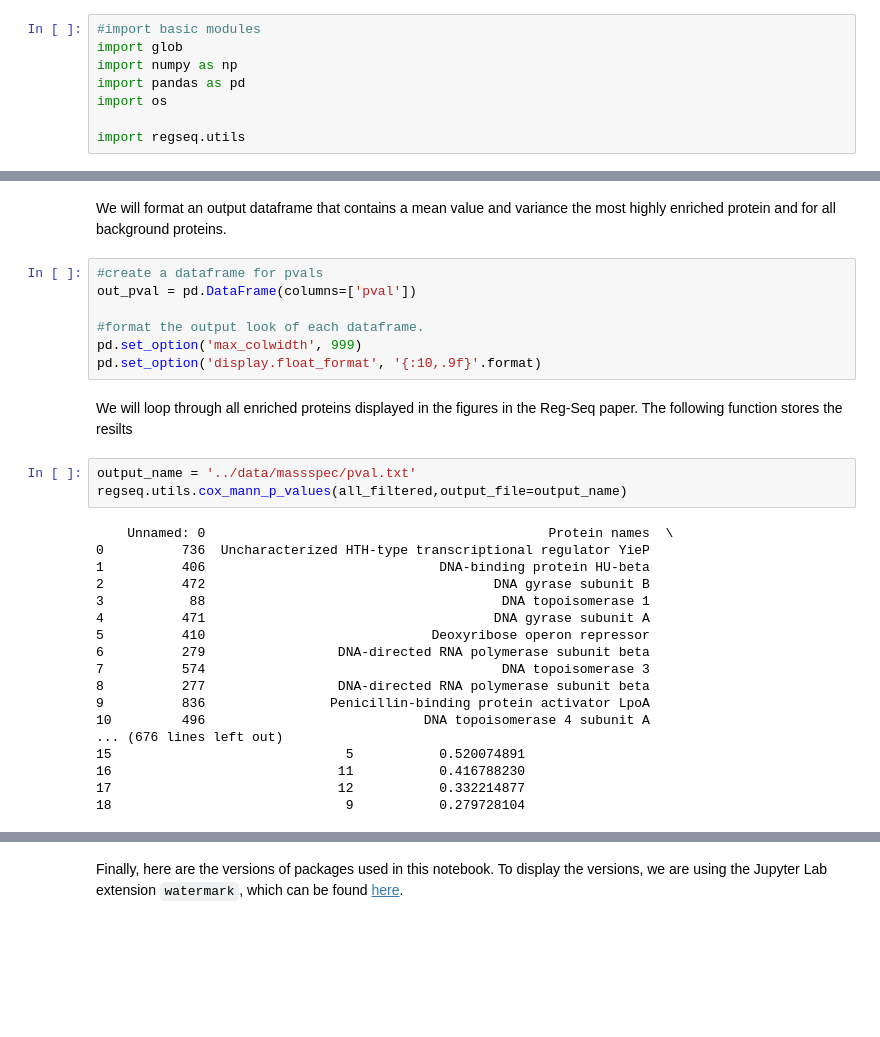
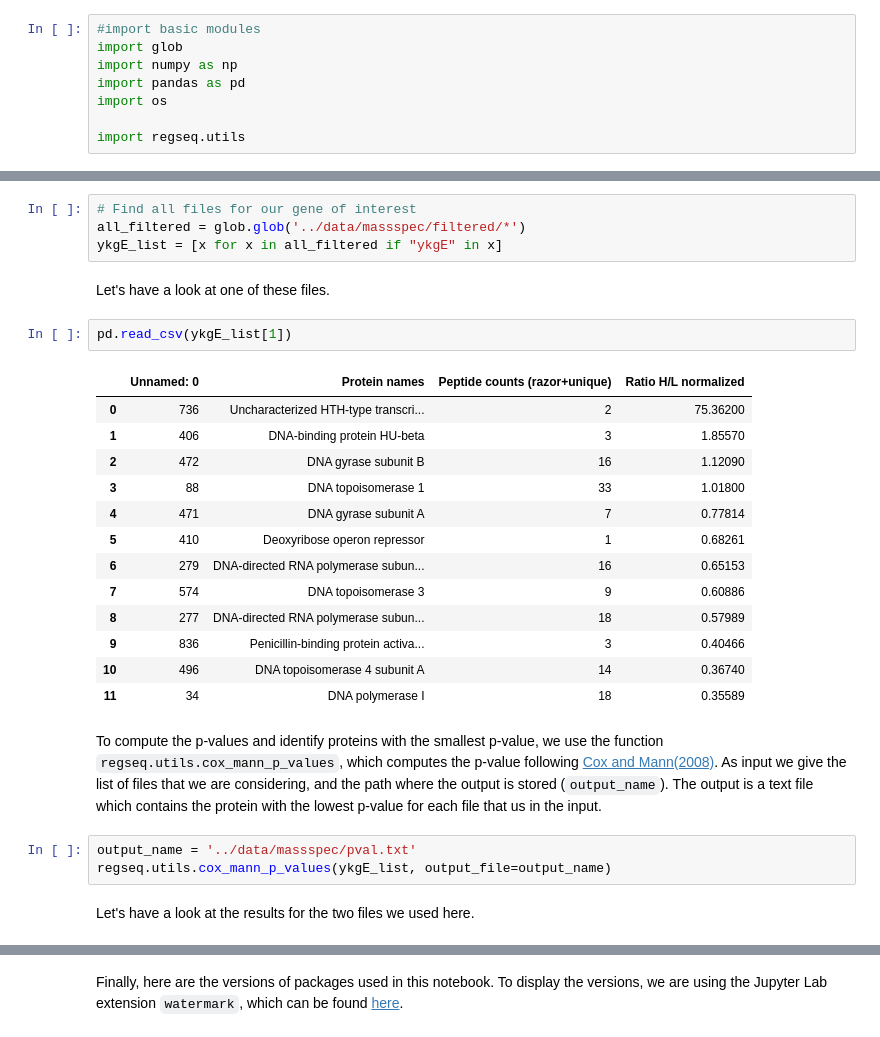
Before and after one commit to RPGroup-PBoC/RegSeq, a Jupyter notebook: notebooks/5_1_mass_spec_pval.ipynb, the cells around one changed output, grey strips where cells are left out. Drawn from its saved outputs; the diff is of its cells as text; blank space fills up the shorter version.

```diff
--- a/notebooks/5_1_mass_spec_pval.ipynb
+++ b/notebooks/5_1_mass_spec_pval.ipynb
@@ -29,35 +20,32 @@ all_filtered
-# %% [markdown]
-We will format an output dataframe that contains a mean value and variance the most highly enriched protein and for all background proteins.
-# %%
-#create a dataframe for pvals
-out_pval = pd.DataFrame(columns=['pval'])
-
-#format the output look of each dataframe.
-pd.set_option('max_colwidth', 999)
-pd.set_option('display.float_format', '{:10,.9f}'.format)
-# %% [markdown]
-We will loop through all enriched proteins displayed in the figures in the Reg-Seq paper. The following function stores the resilts
+# %%
+# Find all files for our gene of interest
+all_filtered = glob.glob('../data/massspec/filtered/*')
+ykgE_list = [x for x in all_filtered if "ykgE" in x]
+# %% [markdown]
+Let's have a look at one of these files.
+# %%
+pd.read_csv(ykgE_list[1])
+# %% [output]
+|  | Unnamed: 0 | Protein names | Peptide counts (razor+unique) | Ratio H/L normalized |
+| 0 | 736 | Uncharacterized HTH-type transcri... | 2 | 75.36200 |
+| 1 | 406 | DNA-binding protein HU-beta | 3 | 1.85570 |
+| 2 | 472 | DNA gyrase subunit B | 16 | 1.12090 |
+| 3 | 88 | DNA topoisomerase 1 | 33 | 1.01800 |
+| 4 | 471 | DNA gyrase subunit A | 7 | 0.77814 |
+| 5 | 410 | Deoxyribose operon repressor | 1 | 0.68261 |
+| 6 | 279 | DNA-directed RNA polymerase subun... | 16 | 0.65153 |
+| 7 | 574 | DNA topoisomerase 3 | 9 | 0.60886 |
+| 8 | 277 | DNA-directed RNA polymerase subun... | 18 | 0.57989 |
+| 9 | 836 | Penicillin-binding protein activa... | 3 | 0.40466 |
+| 10 | 496 | DNA topoisomerase 4 subunit A | 14 | 0.36740 |
+| 11 | 34 | DNA polymerase I | 18 | 0.35589 |
+# %% [markdown]
+To compute the p-values and identify proteins with the smallest p-value, we use the function `regseq.utils.cox_mann_p_values`, which computes the p-value following [Cox and Mann(2008)](https://www.nature.com/articles/nbt.1511). As input we give the list of files that we are considering, and the path where the output is stored (`output_name`). The output is a text file which contains the protein with the lowest p-value for each file that us in the input.
 # %%
 output_name = '../data/massspec/pval.txt'
-regseq.utils.cox_mann_p_values(all_filtered,output_file=output_name)
+regseq.utils.cox_mann_p_values(ykgE_list, output_file=output_name)
-# %% [output]
-    Unnamed: 0                                            Protein names  \
-0          736  Uncharacterized HTH-type transcriptional regulator YieP
-1          406                              DNA-binding protein HU-beta
-2          472                                     DNA gyrase subunit B
-3           88                                      DNA topoisomerase 1
-4          471                                     DNA gyrase subunit A
-5          410                             Deoxyribose operon repressor
-6          279                 DNA-directed RNA polymerase subunit beta
-7          574                                      DNA topoisomerase 3
-8          277                 DNA-directed RNA polymerase subunit beta
-9          836                Penicillin-binding protein activator LpoA
-10         496                            DNA topoisomerase 4 subunit A
-... (676 lines left out)
-15                              5           0.520074891
-16                             11           0.416788230
-17                             12           0.332214877
-18                              9           0.279728104
+# %% [markdown]
+Let's have a look at the results for the two files we used here.
 # %%
 with open(output_name) as f:
     for line in f:
```
Also changed, not shown: parts of 8 cells of this notebook, 12 other files.
